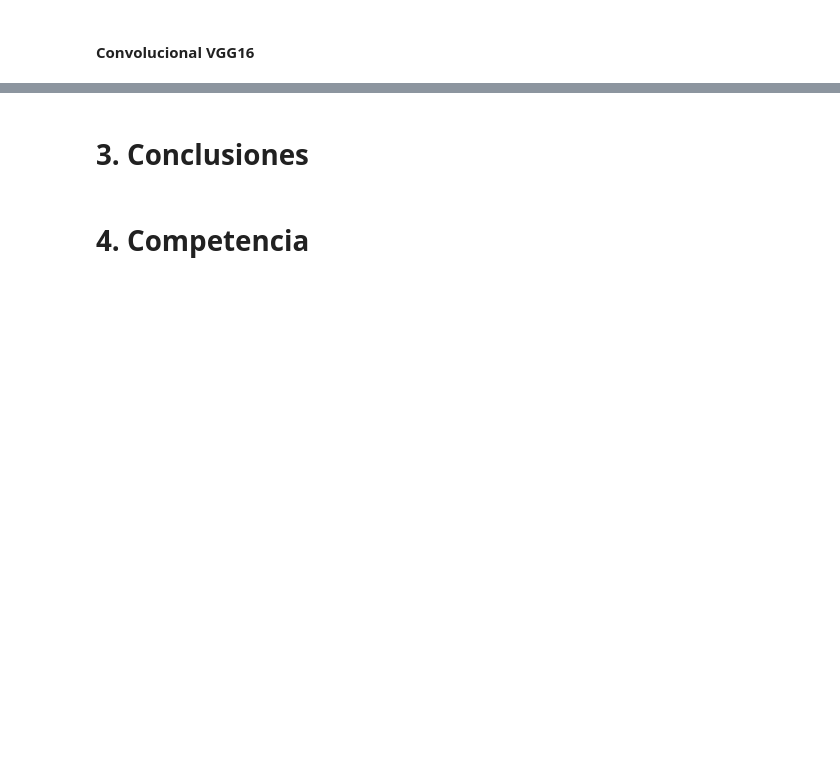
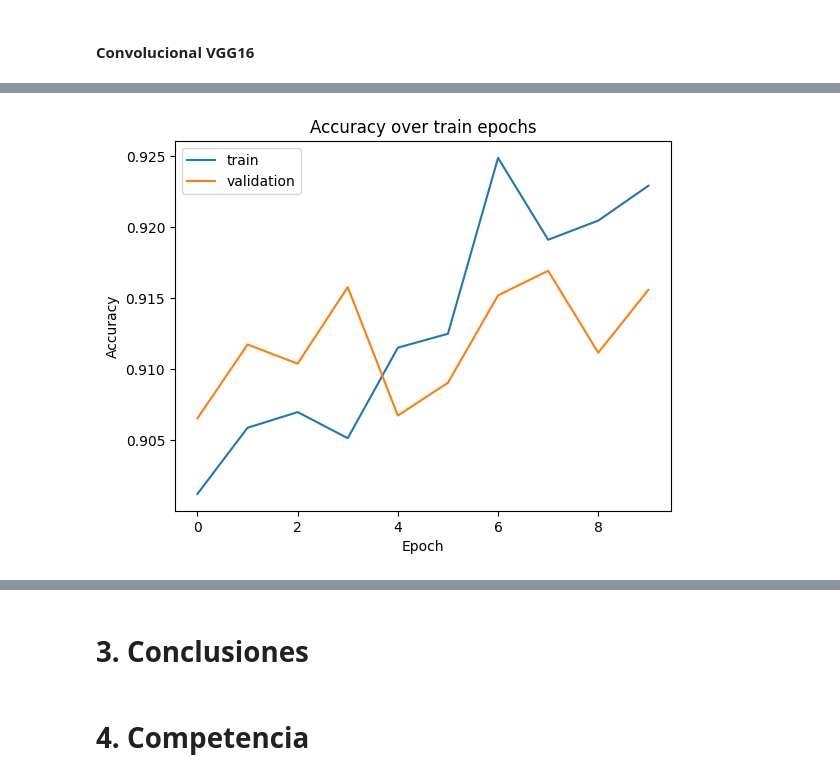
Before and after one commit to BonafedeMarco/UCSE-ML-TP2-2024, a Jupyter notebook: tp2_places.ipynb, the cells around one changed output, grey strips where cells are left out. Saved outputs shown, nothing was run; the diff lists cells and outputs as text; code cells hidden in the pictures; blank space fills up the shorter version.

```diff
--- a/tp2_places.ipynb
+++ b/tp2_places.ipynb
@@ -330,0 +446,21 @@ show_confusion_matrix(model_vgg16)
+# %%
+clear_vram()
+pretrained_model = Xception(weights='imagenet', include_top=False, input_shape=input_shape)
+pretrained_model.trainable = False
+
+model_xception = Sequential([
+    pretrained_model,
+
+    Flatten(),
+
+    Dense(256),
+    LeakyReLU(negative_slope=0.1),
+    Dropout(0.25),
+    Dense(128),
+    LeakyReLU(negative_slope=0.1),
+    Dropout(0.25),
+    Dense(100),
+    LeakyReLU(negative_slope=0.1),
+
+    Dense(len(CATEGORIES), activation='softmax'),
+])
@@ -330,0 +496,2 @@ show_confusion_matrix(model_vgg16)
+# %%
+history_xception = fit_model(model_xception, 10)
@@ -330,0 +519,4 @@ show_confusion_matrix(model_vgg16)
+# %%
+accuracy_over_epochs(history_xception)
+# %% [output]
+[figure, added]
```
Also changed, not shown: parts of 33 cells of this notebook.
